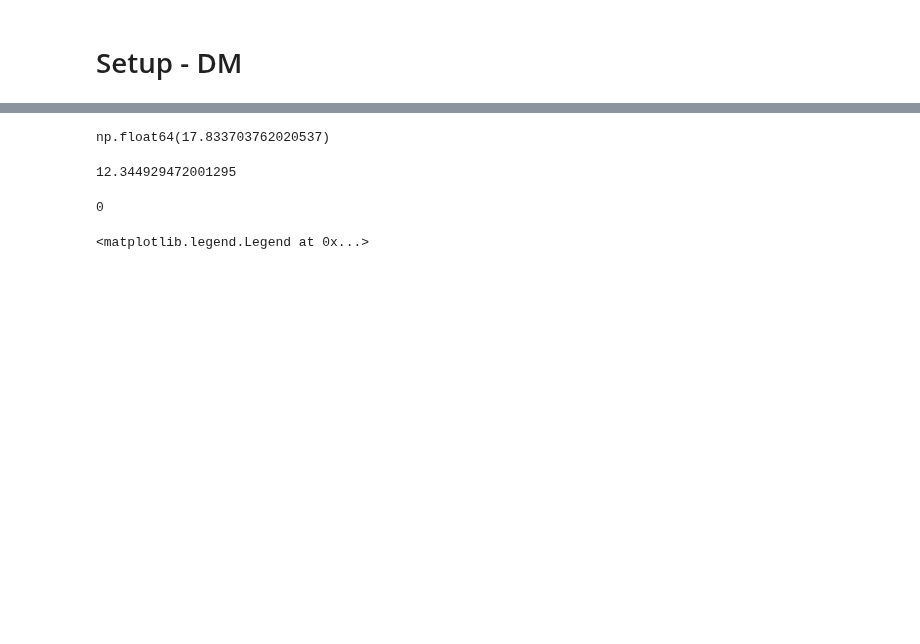
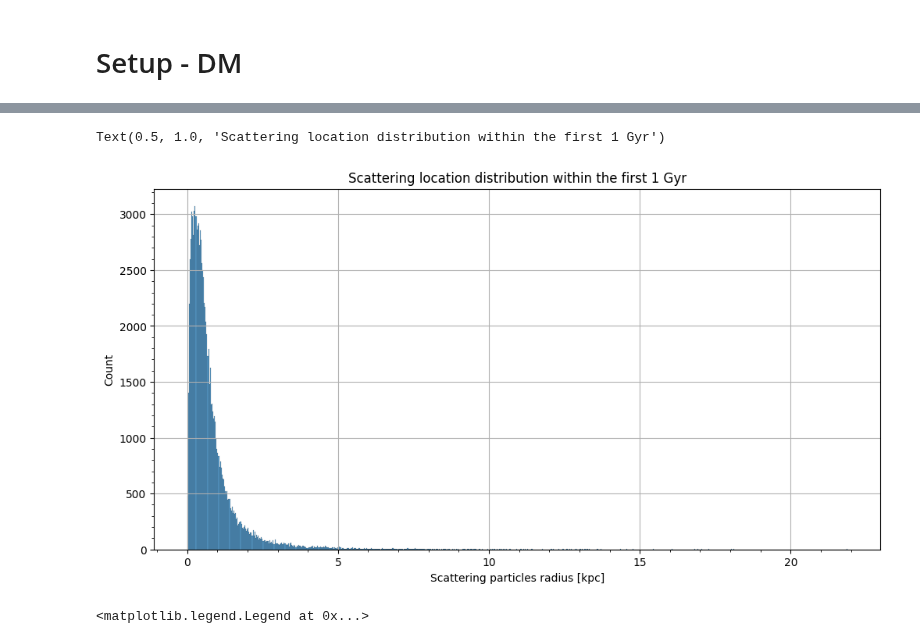
Before and after one commit to Rotem-Barnea/pySIDM, a Jupyter notebook: analysis/run.ipynb, the cells around one changed output, grey strips where cells are left out. Saved outputs shown, nothing was run; the diff lists cells and outputs as text; code cells hidden in the pictures; blank space fills up the shorter version.

```diff
--- a/analysis/run.ipynb
+++ b/analysis/run.ipynb
@@ -35,9 +35,9 @@ sigma = 50 * cross_section
 # %%
 n_particles = int(1e5)
 density = NFW(Rs=Rs,c=c,Mtot=Mtot_dm,unit_mass=Mtot_dm/n_particles)
-steps_per_Tdyn = 10000
+steps_per_Tdyn = 1000
 total_run_time = 61 * density.Tdyn
-save_every = 1*density.Tdyn
+save_every = 10*density.Tdyn
 
 halo = Halo.setup(density=density,steps_per_Tdyn=steps_per_Tdyn,n_particles=n_particles,sigma=sigma,save_every=save_every,
-                  total_run_time=total_run_time,interaction_params={'max_radius_j':10,'rounds':1})
+                  total_run_time=total_run_time,interaction_params={'max_radius_j':10,'rounds':10})
@@ -47,18 +114,23 @@ halo = Halo.setup(density=density,steps_per_Tdyn=steps_per_Tdyn,n_particles=n_pa
 halo.evolve(n_Tdyn=61)
 # halo.evolve(n_Tdyn=6)
 # halo.evolve(n_Tdyn=1)
-# %%
-halo.Tdyn
-# %% [output]
-np.float64(17.833703762020537)
-# %%
-1/(49413/610000)
-# %% [output]
-12.344929472001295
-# %%
-halo.n_interactions
-# %% [output]
-0
+# %%
+time = [[step]*len(segment) for step,segment in enumerate(halo.interactions_track)]
+data = pd.DataFrame({'step':np.hstack(time),'r':np.hstack(halo.interactions_track)})
+data['time'] = data['step']*halo.dt
+# %%
+fig,ax = plt.subplots(figsize=(12,6))
+# limits = np.arange(0,1000,100)
+# for left,right in zip(limits[:-1],limits[1:]):
+#     sns.kdeplot(data[data['time'].between(left,right)].r,ax=ax)
+sns.histplot(data.r,ax=ax)
+ax.minorticks_on()
+ax.grid(True)
+ax.set_xlabel('Scattering particles radius [kpc]')
+ax.set_title('Scattering location distribution within the first 1 Gyr')
+# %% [output]
+Text(0.5, 1.0, 'Scattering location distribution within the first 1 Gyr')
+[figure, added]
 # %%
 halo.saved_states.to_csv('states dm.csv')
 # %%
```
Also changed, not shown: parts of 13 cells of this notebook, 1 other file.
